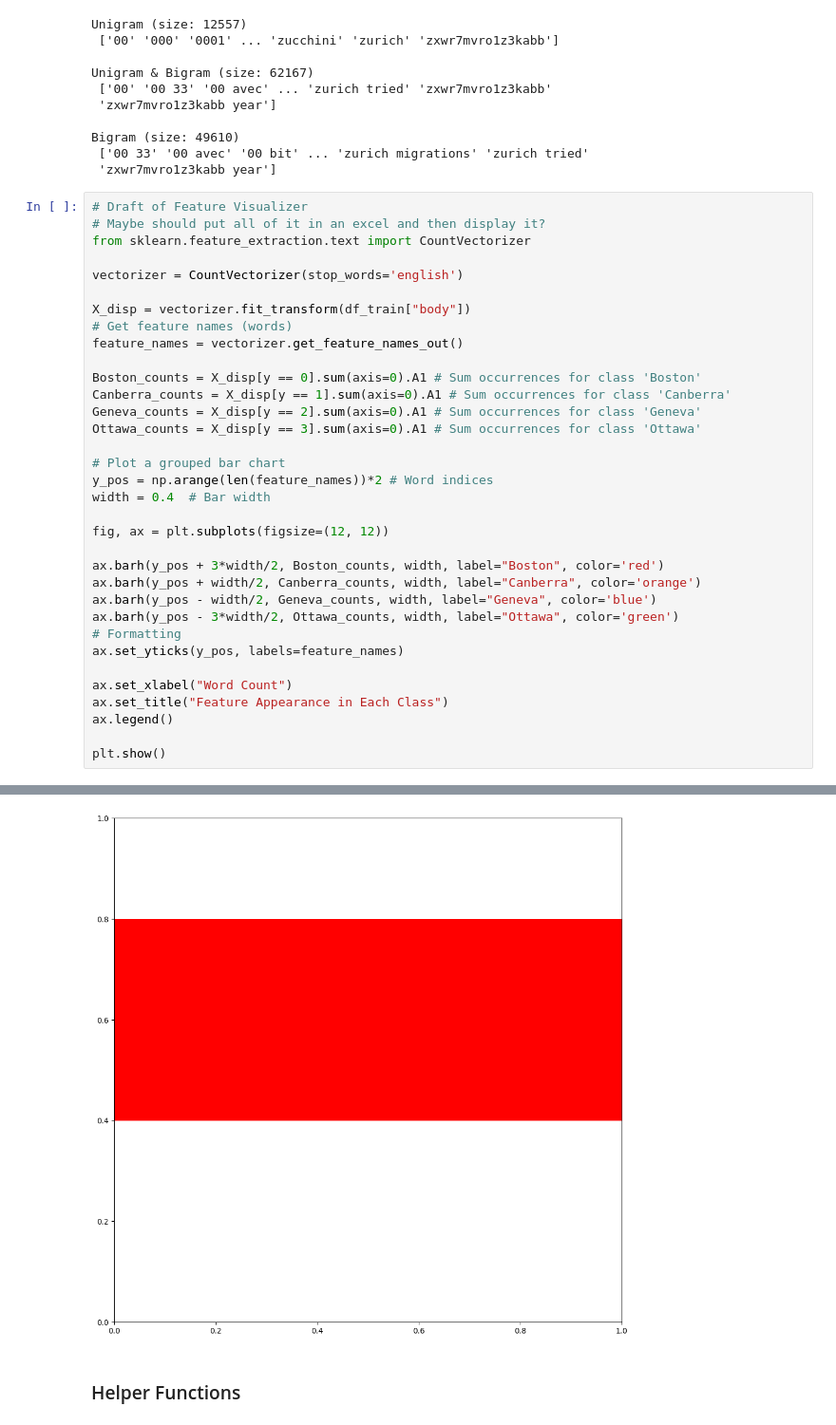
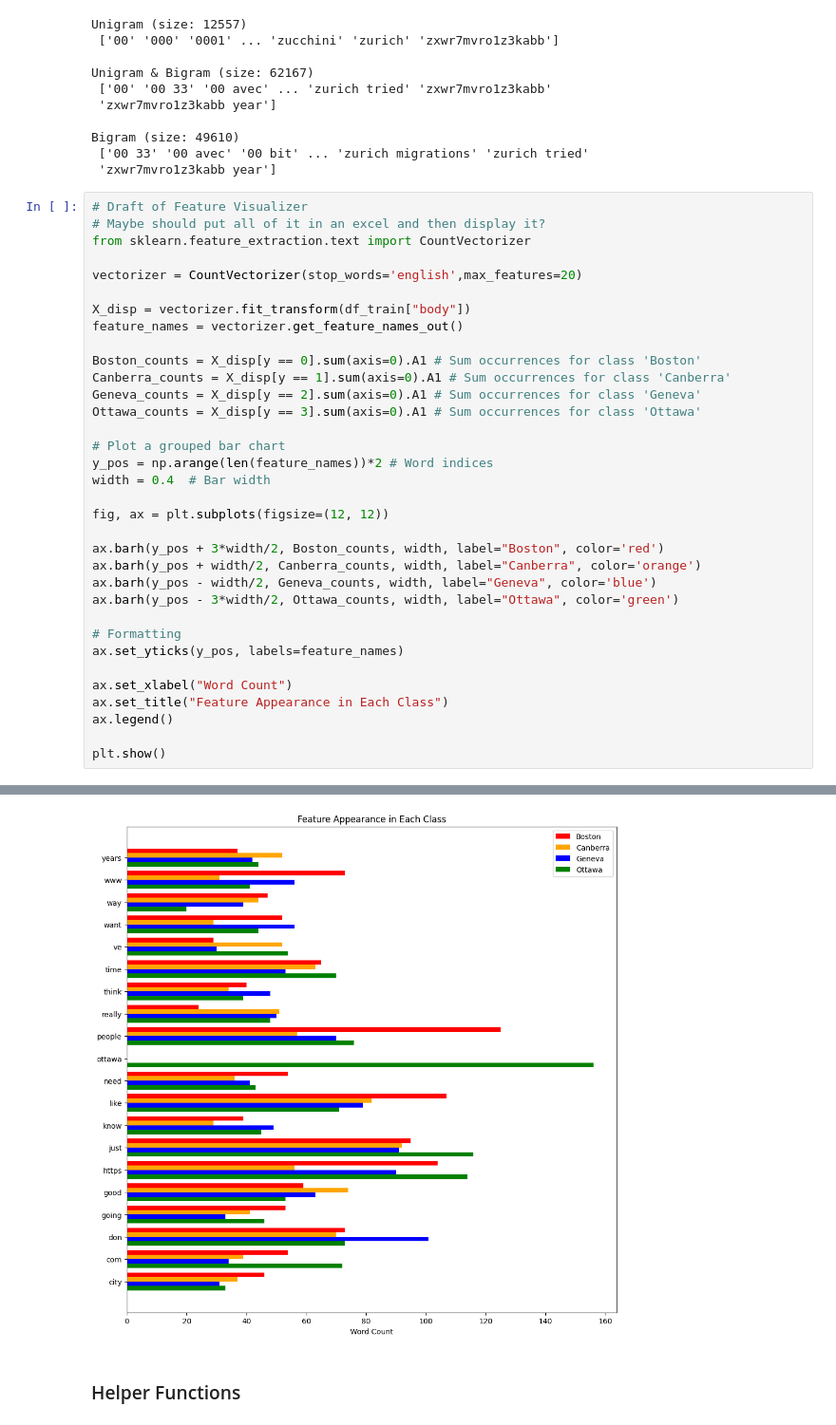
Before and after one commit to MiniMath0002/ECSE551, a Jupyter notebook: Assignment2/Assignment2Code.ipynb, the cells around one changed output, grey strips where cells are left out. Shown at 95% size. Cells and saved outputs as stored; diff of their text form.

```diff
--- a/Assignment2/Assignment2Code.ipynb
+++ b/Assignment2/Assignment2Code.ipynb
@@ -82,10 +82,9 @@ Bigram (size: 49610)
 # Maybe should put all of it in an excel and then display it?
 from sklearn.feature_extraction.text import CountVectorizer
 
-vectorizer = CountVectorizer(stop_words='english')
+vectorizer = CountVectorizer(stop_words='english',max_features=20)
 
 X_disp = vectorizer.fit_transform(df_train["body"])
-# Get feature names (words)
 feature_names = vectorizer.get_feature_names_out()
 
 Boston_counts = X_disp[y == 0].sum(axis=0).A1 # Sum occurrences for class 'Boston'
@@ -103,6 +102,7 @@ ax.barh(y_pos + 3*width/2, Boston_counts, width, label="Boston", color='red')
 ax.barh(y_pos + width/2, Canberra_counts, width, label="Canberra", color='orange')
 ax.barh(y_pos - width/2, Geneva_counts, width, label="Geneva", color='blue')
 ax.barh(y_pos - 3*width/2, Ottawa_counts, width, label="Ottawa", color='green')
+
 # Formatting
 ax.set_yticks(y_pos, labels=feature_names)
 
@@ -117,4 +115,4 @@ KeyboardInterrupt:
-[figure, old version]
+[figure, new version]
 # %% [markdown]
 <h3>Helper Functions</h3>
 # %%
```
Also changed, not shown: parts of 1 cell of this notebook.
